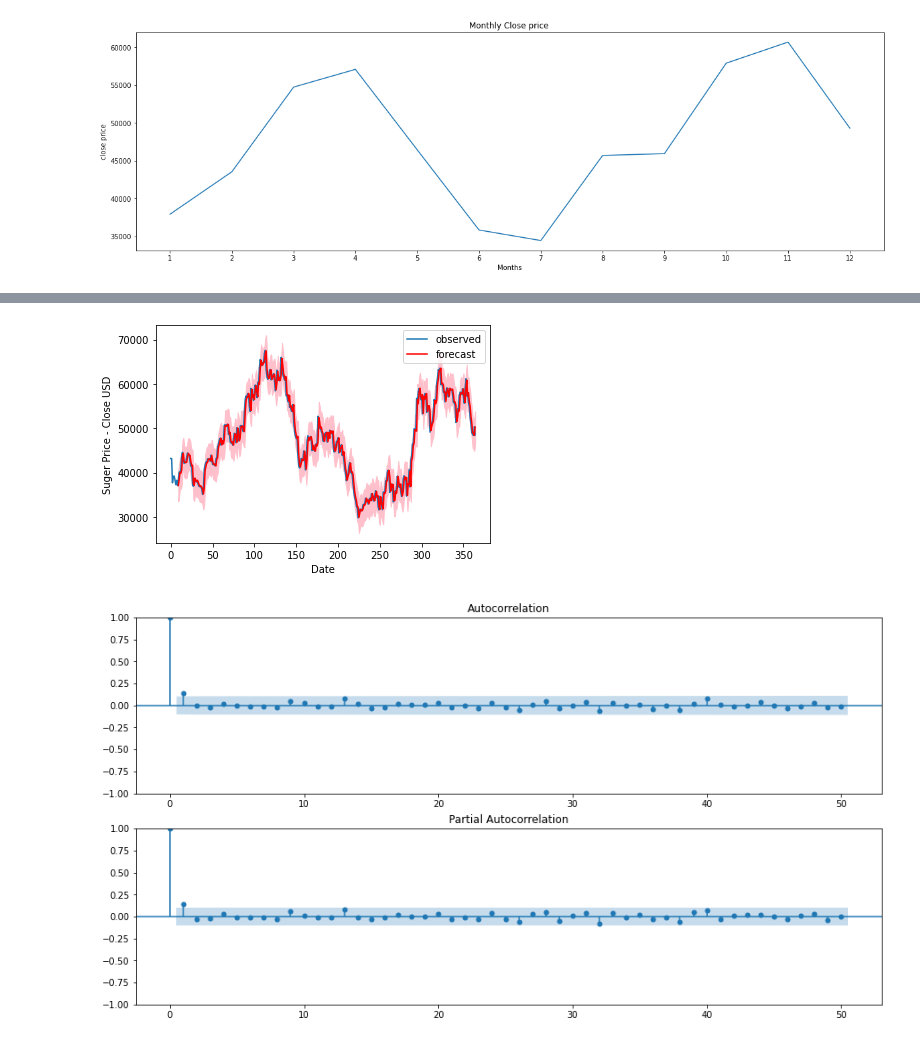
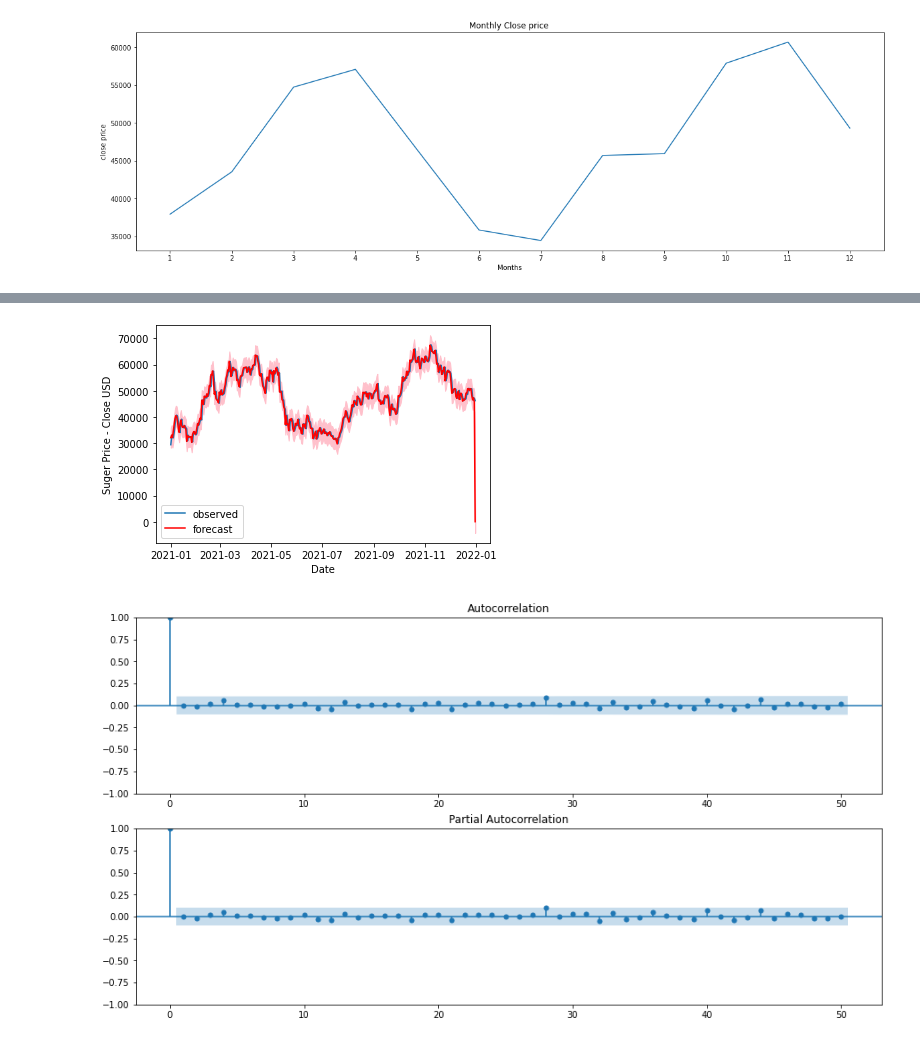
Before and after one commit to waheb-1988/Arima_model, a Jupyter notebook: models/arima_model_bictoin_price.ipynb, the cells around one changed output, grey strips where cells are left out. Saved outputs shown, nothing was run; the diff lists cells and outputs as text; code cells hidden in the pictures.

```diff
--- a/models/arima_model_bictoin_price.ipynb
+++ b/models/arima_model_bictoin_price.ipynb
@@ -111,0 +104,4 @@ df
+# %%
+dm=df.reset_index(drop=True)
+dc=dm[['date','close']].set_index(keys='date')
+dc
@@ -141,0 +134,17 @@ plt.show()
+# %%
+# Time based train-test splitting
+train = dc.loc['2021-12-31':]
+valid = dc.loc[:'2022-01-01']
+
+print(f'Shape: Train={train.shape}, Validation={valid.shape}')
+
+# Plotting the training and validation datasets
+plt.figure(figsize=(12, 4))
+plt.plot(train, label='Train')
+plt.plot(valid, label='Validation')
+plt.xlabel('Datetime')
+plt.ylabel('Posts Published')
+plt.title('Training and Validation Datasets')
+plt.legend()
+plt.tight_layout()
+plt.show()
@@ -280,5 +300,3 @@ ARMA(p,q) = (3, 2) is the best.
 # %%
-arima = sm.tsa.statespace.SARIMAX(train['close'],order=(3,1,2),seasonal_order=(0,0,0,0),
-                                 enforce_stationarity=False, enforce_invertibility=False,)
-model = arima.fit(disp=-1)
-model.summary()
+model = sm.tsa.statespace.SARIMAX(train, order=(4,1,3),dynamic=False, seasonal_order=(0,0,0,12), trend='c')
+result = model.fit(disp=-1)
@@ -312,6 +321,6 @@ plt.show()
 # %%
 # Generate predictions and with , dynamic=True
-one_step_forecast = model.get_prediction(start=-356,dynamic=True)
+one_step_forecast = result.get_prediction(start=-365)
 
 # Extract prediction mean
 mean_forecast = one_step_forecast.predicted_mean
@@ -336,29 +346,29 @@ Name: predicted_mean, Length: 305, dtype: float64
 # %%
 # Select lower and upper confidence limits
 lower_limits = confidence_intervals.loc[:,'lower close']
 upper_limits = confidence_intervals.loc[:,'upper close']
 
-plt.plot(train.index, train['close'], label='observed')
+plt.plot(train.index, train, label='observed')
 
 # plot your mean forecast
 plt.plot(mean_forecast.index, mean_forecast, color='r', label='forecast')
 
 # shade the area between your confidence limits
 plt.fill_between(lower_limits.index, lower_limits,
          upper_limits, color='pink')
 
 # set labels, legends and show plot
 plt.xlabel('Date')
 plt.ylabel('Suger Price - Close USD')
 plt.legend()
 plt.show()
 # %% [output]
-[figure, old version]
+[figure, new version]
 # %%
-res = model.resid
+res = result.resid
 fig,ax = plt.subplots(2,1,figsize=(15,8))
 fig = sm.graphics.tsa.plot_acf(res, lags=50, ax=ax[0])
 fig = sm.graphics.tsa.plot_pacf(res, lags=50, ax=ax[1])
 plt.show()
 # %% [output]
-[figure, old version]
+[figure, new version]
```
Also changed, not shown: parts of 38 cells of this notebook.
